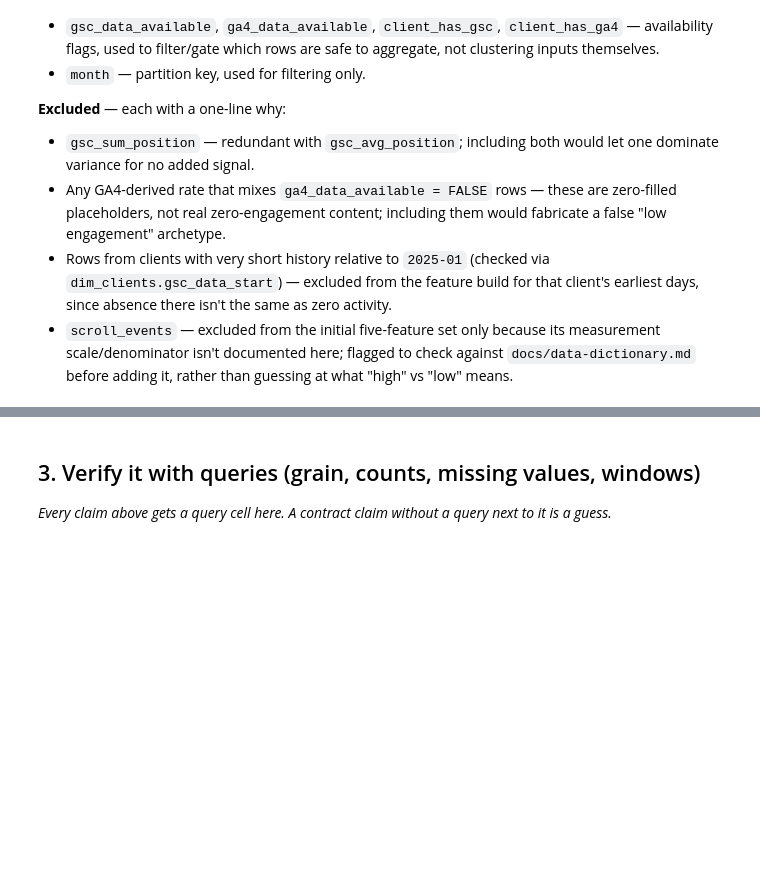
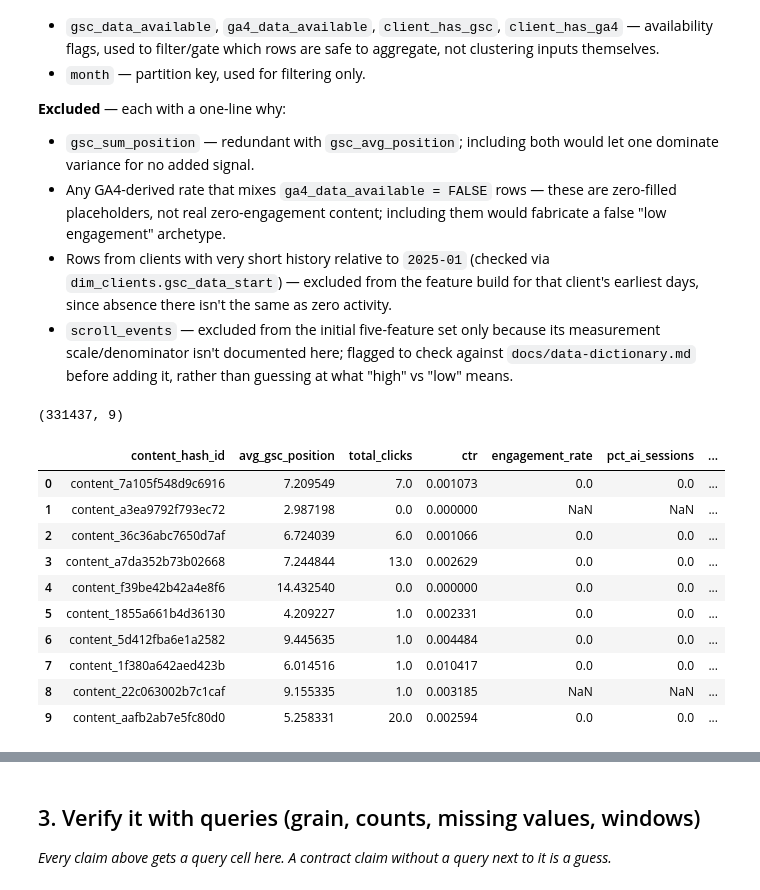
Before and after one commit to zainkhan-dev/flyrank-ml-internship-week1, a Jupyter notebook: work/notebooks/w03_data_contract.ipynb, the cells around one changed output, grey strips where cells are left out. Saved outputs shown, nothing was run; the diff lists cells and outputs as text; code cells hidden in the pictures; blank space fills up the shorter version.

```diff
--- a/work/notebooks/w03_data_contract.ipynb
+++ b/work/notebooks/w03_data_contract.ipynb
@@ -119,3 +121,50 @@ FROM read_parquet('hf://datasets/FlyRank/internship-warehouse/fact_content_daily
 - Any GA4-derived rate that mixes `ga4_data_available = FALSE` rows — these are zero-filled placeholders, not real zero-engagement content; including them would fabricate a false "low engagement" archetype.
 - Rows from clients with very short history relative to `2025-01` (checked via `dim_clients.gsc_data_start`) — excluded from the feature build for that client's earliest days, since absence there isn't the same as zero activity.
 - `scroll_events` — excluded from the initial five-feature set only because its measurement scale/denominator isn't documented here; flagged to check against `docs/data-dictionary.md` before adding it, rather than guessing at what "high" vs "low" means.
+# %%
+feature_frame = con.sql("""
+SELECT
+    content_hash_id,
+
+    -- Feature 1: average search ranking position
+    AVG(CASE WHEN gsc_data_available IS TRUE THEN gsc_avg_position END) AS avg_gsc_position,
+
+    -- Feature 2: total clicks from search
+    SUM(CASE WHEN gsc_data_available IS TRUE THEN gsc_clicks ELSE 0 END) AS total_clicks,
+
+    -- Feature 3: click-through rate (clicks / impressions)
+    SUM(CASE WHEN gsc_data_available IS TRUE THEN gsc_clicks ELSE 0 END) * 1.0
+        / NULLIF(SUM(CASE WHEN gsc_data_available IS TRUE THEN gsc_impressions ELSE 0 END), 0) AS ctr,
+
+    -- Feature 4: engagement rate (engaged sessions / sessions), GA4-gated
+    SUM(CASE WHEN ga4_data_available IS TRUE THEN ga4_engaged_sessions ELSE 0 END) * 1.0
+        / NULLIF(SUM(CASE WHEN ga4_data_available IS TRUE THEN ga4_sessions ELSE 0 END), 0) AS engagement_rate,
+
+    -- Feature 5: share of sessions coming from AI referrers, GA4-gated
+    SUM(CASE WHEN ga4_data_available IS TRUE THEN sessions_ai ELSE 0 END) * 1.0
+        / NULLIF(SUM(CASE WHEN ga4_data_available IS TRUE THEN ga4_sessions ELSE 0 END), 0) AS pct_ai_sessions,
+
+    -- diagnostic counts so we can see how much data backs each item
+    SUM(CASE WHEN gsc_data_available IS TRUE THEN 1 ELSE 0 END) AS n_gsc_rows,
+    SUM(CASE WHEN ga4_data_available IS TRUE THEN 1 ELSE 0 END) AS n_ga4_rows,
+    COUNT(*) AS n_total_rows
+
+FROM read_parquet('hf://datasets/FlyRank/internship-warehouse/fact_content_daily_performance/month=2026-03/data_0.parquet')
+GROUP BY content_hash_id
+""").df()
+
+print(feature_frame.shape)
+feature_frame.head(10)
+# %% [output]
+(331437, 9)
+|  | content_hash_id | avg_gsc_position | total_clicks | ctr | engagement_rate | pct_ai_sessions | ... |
+| 0 | content_7a105f548d9c6916 | 7.209549 | 7.0 | 0.001073 | 0.0 | 0.0 | ... |
+| 1 | content_a3ea9792f793ec72 | 2.987198 | 0.0 | 0.000000 | NaN | NaN | ... |
+| 2 | content_36c36abc7650d7af | 6.724039 | 6.0 | 0.001066 | 0.0 | 0.0 | ... |
+| 3 | content_a7da352b73b02668 | 7.244844 | 13.0 | 0.002629 | 0.0 | 0.0 | ... |
+| 4 | content_f39be42b42a4e8f6 | 14.432540 | 0.0 | 0.000000 | 0.0 | 0.0 | ... |
+| 5 | content_1855a661b4d36130 | 4.209227 | 1.0 | 0.002331 | 0.0 | 0.0 | ... |
+| 6 | content_5d412fba6e1a2582 | 9.445635 | 1.0 | 0.004484 | 0.0 | 0.0 | ... |
+| 7 | content_1f380a642aed423b | 6.014516 | 1.0 | 0.010417 | 0.0 | 0.0 | ... |
+| 8 | content_22c063002b7c1caf | 9.155335 | 1.0 | 0.003185 | NaN | NaN | ... |
+| 9 | content_aafb2ab7e5fc80d0 | 5.258331 | 20.0 | 0.002594 | 0.0 | 0.0 | ... |
```
Also changed, not shown: parts of 13 cells of this notebook.
